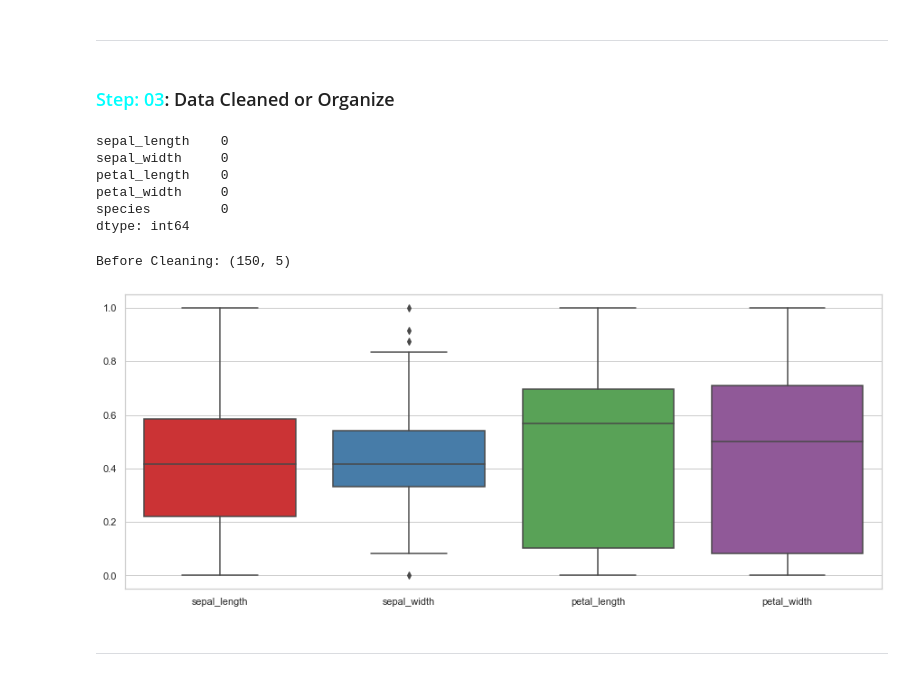
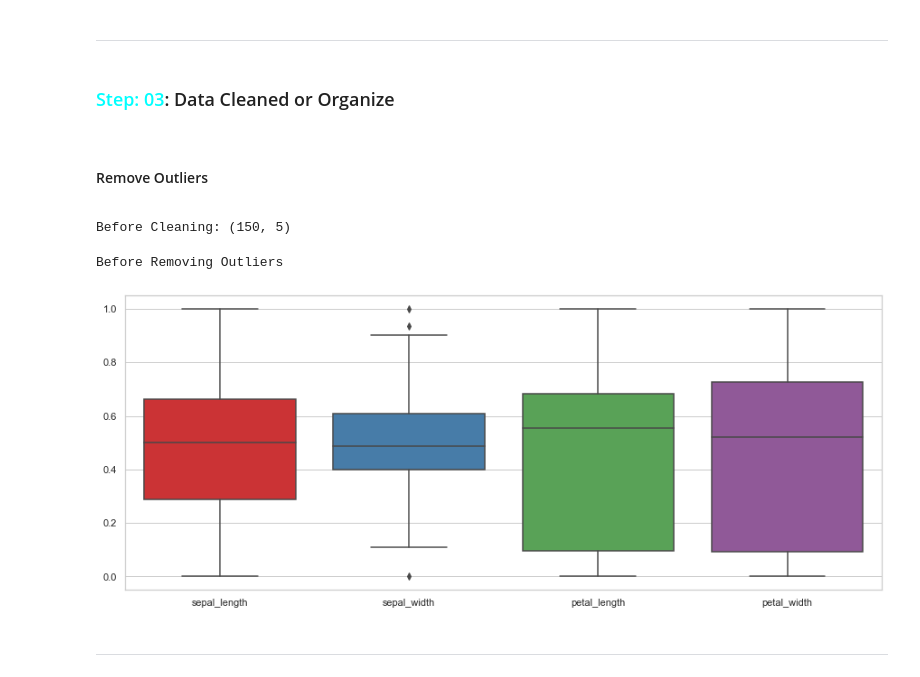
Before and after one commit to fahadwazirali915/iris_flowers, a Jupyter notebook: iris.ipynb, the cells around one changed output. Saved outputs shown, nothing was run; the diff lists cells and outputs as text; code cells hidden in the pictures.

```diff
--- a/iris.ipynb
+++ b/iris.ipynb
@@ -241,0 +354,3 @@ Index(['sepal_length', 'sepal_width', 'petal_length', 'petal_width'], dtype='obj
+# %%
+df[features_normalize] = pd.DataFrame(df[features_normalize])
+pd.DataFrame({'cols':df[features_normalize].columns,'Yeo_Johnson_lambdas':pt.lambdas_})
@@ -252,8 +393,0 @@ Index(['sepal_length', 'sepal_width', 'petal_length', 'petal_width',
-# %%
-# transformation !
-
-feature = X.columns
-scaling = MinMaxScaler()
-df[feature] = scaling.fit_transform(df[feature])
-X = df[feature]
-X.head(3)
@@ -264,0 +402,4 @@ X.head(3)
+# %%
+features_scale =[i for i in df.columns if i not in ['species']]
+scaler = MinMaxScaler()
+df[features_scale] = scaler.fit_transform(df[features_scale])
@@ -266,27 +421,28 @@ X.head(3)
 ***
 # %% [markdown]
 ### <span style="color:cyan">Step: 03</span>: Data Cleaned or Organize
+
+<a class="anchor" id="3"></a>
-# %%
-df.isnull().sum()
-# %% [output]
-sepal_length    0
-sepal_width     0
-petal_length    0
-petal_width     0
-species         0
-dtype: int64
+# %% [markdown]
+#### Remove Outliers
+
+<a class="anchor" id="3.1"></a>
+# %%
+outliers =[n for n in df.columns if n not in ['species']]
 # %%
 print("Before Cleaning:", df.shape)
 # %% [output]
 Before Cleaning: (150, 5)
 # %%
+print("Before Removing Outliers")
 plt.figure(figsize=(15,6))
 sns.set_theme(style="whitegrid", color_codes=True)
-sns.boxplot(data=X,
+sns.boxplot(data=df[outliers],
             palette="Set1")
 plt.show()
 # %% [output]
+Before Removing Outliers
-[figure, old version]
+[figure, new version]
 # %% [markdown]
 ***
 # %%
```
Also changed, not shown: parts of 125 cells of this notebook.
